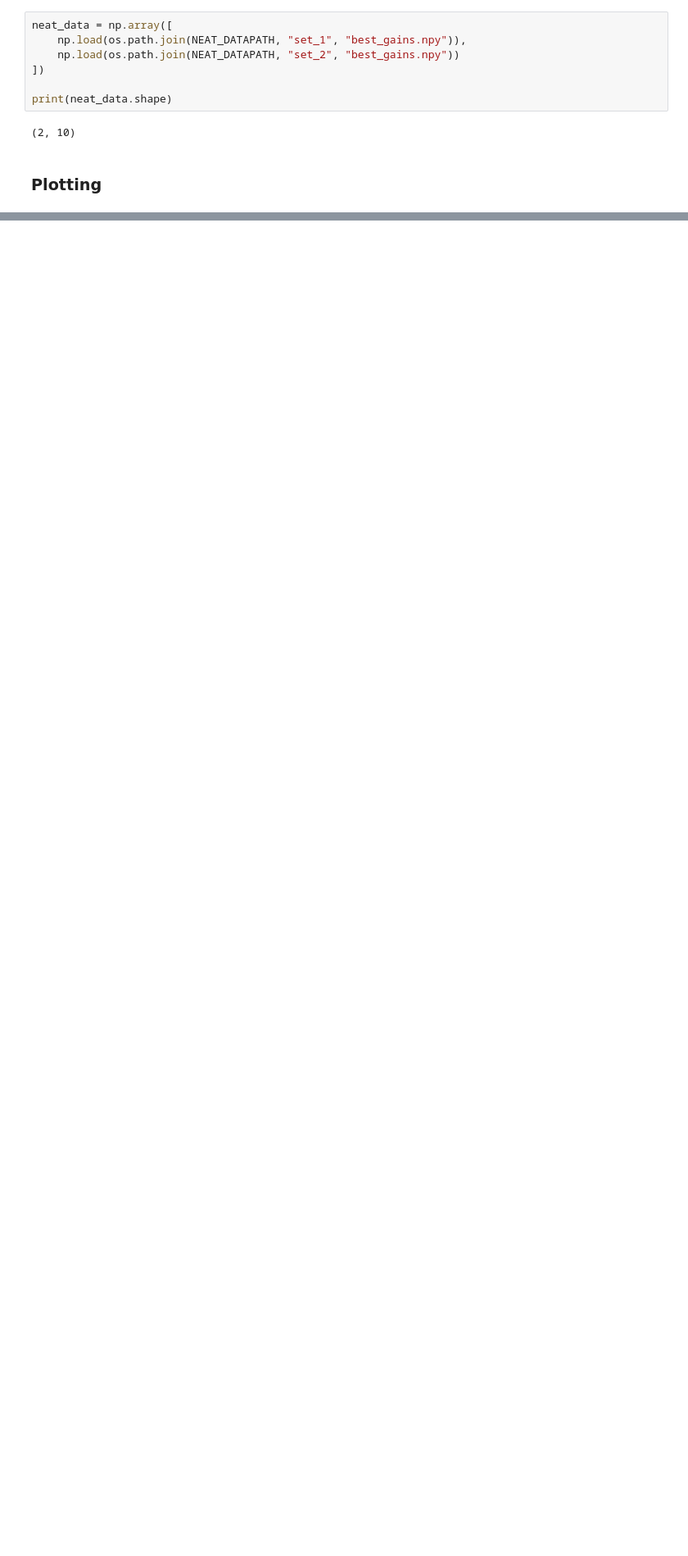
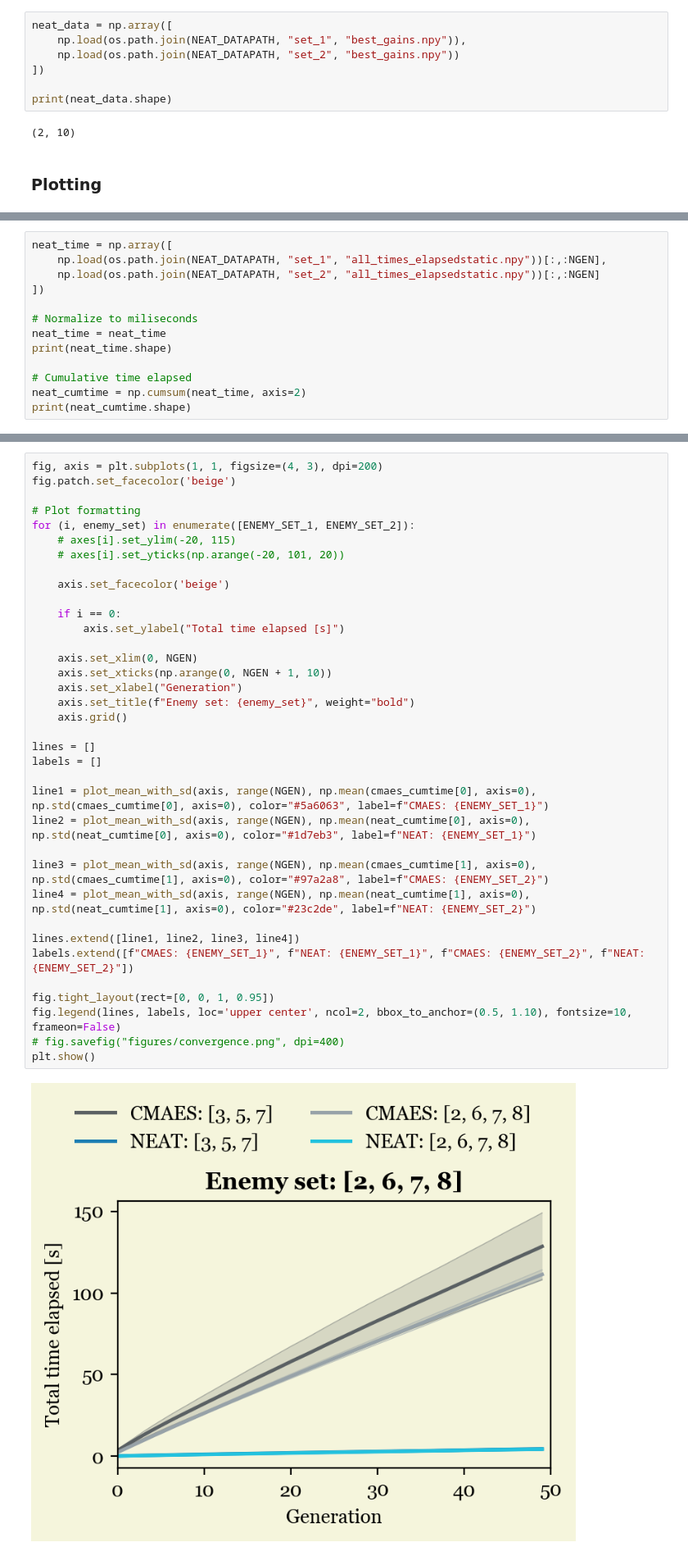
Before and after one commit to jonas4climate/evoman_ec, a Jupyter notebook: generalist_visualization.ipynb, the cells around one changed output, grey strips where cells are left out. Shown: that part at 82% size. Saved outputs shown, nothing was run; the diff lists cells and outputs as text; blank space fills up the shorter version.

```diff
--- a/generalist_visualization.ipynb
+++ b/generalist_visualization.ipynb
@@ -247,0 +260,13 @@ plt.show()
+# %%
+neat_time = np.array([
+    np.load(os.path.join(NEAT_DATAPATH, "set_1", "all_times_elapsedstatic.npy"))[:,:NGEN],
+    np.load(os.path.join(NEAT_DATAPATH, "set_2", "all_times_elapsedstatic.npy"))[:,:NGEN]
+])
+
+# Normalize to miliseconds
+neat_time = neat_time
+print(neat_time.shape)
+
+# Cumulative time elapsed
+neat_cumtime = np.cumsum(neat_time, axis=2)
+print(neat_cumtime.shape)
@@ -247,0 +278,38 @@ plt.show()
+# %%
+fig, axis = plt.subplots(1, 1, figsize=(4, 3), dpi=200)
+fig.patch.set_facecolor('beige')
+
+# Plot formatting
+for (i, enemy_set) in enumerate([ENEMY_SET_1, ENEMY_SET_2]):
+    # axes[i].set_ylim(-20, 115)
+    # axes[i].set_yticks(np.arange(-20, 101, 20))
+
+    axis.set_facecolor('beige')
+
+    if i == 0:
+        axis.set_ylabel("Total time elapsed [s]")
+
+    axis.set_xlim(0, NGEN)
+    axis.set_xticks(np.arange(0, NGEN + 1, 10))
+    axis.set_xlabel("Generation")
+    axis.set_title(f"Enemy set: {enemy_set}", weight="bold")
+    axis.grid()
+
+lines = []
+labels = []
+
+line1 = plot_mean_with_sd(axis, range(NGEN), np.mean(cmaes_cumtime[0], axis=0), np.std(cmaes_cumtime[0], axis=0), color="#5a6063", label=f"CMAES: {ENEMY_SET_1}")
+line2 = plot_mean_with_sd(axis, range(NGEN), np.mean(neat_cumtime[0], axis=0), np.std(neat_cumtime[0], axis=0), color="#1d7eb3", label=f"NEAT: {ENEMY_SET_1}")
+
+line3 = plot_mean_with_sd(axis, range(NGEN), np.mean(cmaes_cumtime[1], axis=0), np.std(cmaes_cumtime[1], axis=0), color="#97a2a8", label=f"CMAES: {ENEMY_SET_2}")
+line4 = plot_mean_with_sd(axis, range(NGEN), np.mean(neat_cumtime[1], axis=0), np.std(neat_cumtime[1], axis=0), color="#23c2de", label=f"NEAT: {ENEMY_SET_2}")
+
+lines.extend([line1, line2, line3, line4])
+labels.extend([f"CMAES: {ENEMY_SET_1}", f"NEAT: {ENEMY_SET_1}", f"CMAES: {ENEMY_SET_2}", f"NEAT: {ENEMY_SET_2}"])
+
+fig.tight_layout(rect=[0, 0, 1, 0.95])
+fig.legend(lines, labels, loc='upper center', ncol=2, bbox_to_anchor=(0.5, 1.10), fontsize=10, frameon=False)
+# fig.savefig("figures/convergence.png", dpi=400)
+plt.show()
+# %% [output]
+[figure, added]
```
Also changed, not shown: parts of 10 cells of this notebook.
